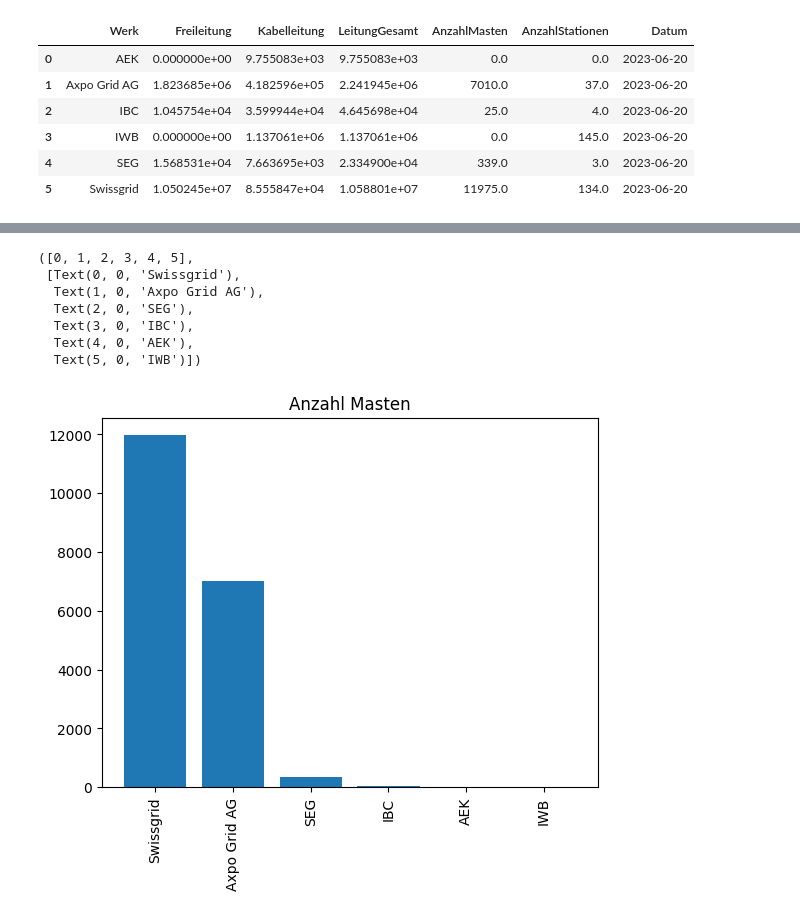
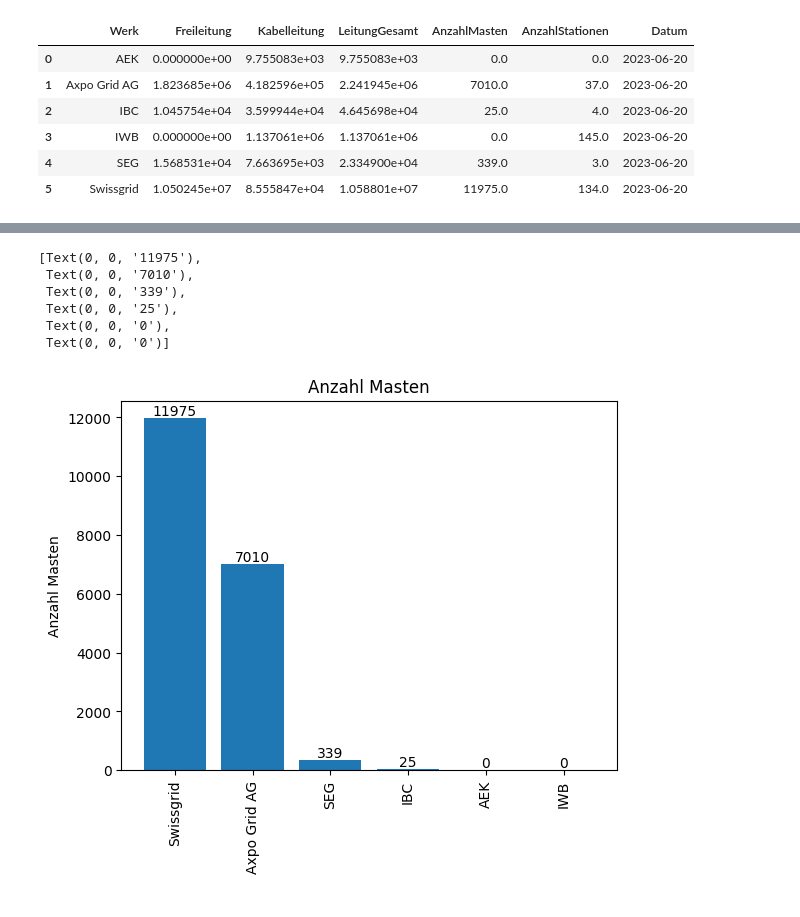
Before and after one commit to SFOE/KeyFiguresElectricalInstallations, a Jupyter notebook: KeyFiguresElectricalInstallations36kV.ipynb, the cells around one changed output, grey strips where cells are left out. Cells and saved outputs as stored; diff of their text form; code cells hidden in the pictures.

```diff
--- a/KeyFiguresElectricalInstallations36kV.ipynb
+++ b/KeyFiguresElectricalInstallations36kV.ipynb
@@ -175,7 +179,7 @@ df
 # %%
-df_all = df.pivot(index="Datum", columns=["Werk"], values=['AnzahlMasten'])
+df_all = df.pivot(df,index="Datum", columns=["Werk"], values=['AnzahlMasten'])
 dfTest = df_all.melt(ignore_index=False).reset_index()
 dfTest = dfTest.sort_values('value',ascending=False)
-
+dfTest
 #dfm = df.melt(ignore_index=False).reset_index()
 #dfTest.plot(figsize=(15,10))
@@ -182,14 +194,20 @@ dfTest = dfTest.sort_values('value',ascending=False)
 # %%
 fig, ax = plt.subplots()
 ax.bar(dfTest['Werk'], dfTest['value'])
 ax.set_title('Anzahl Masten')
 plt.xticks(rotation = 90)
+plt.ylabel("Anzahl Masten")
+
+#addlabels(dfTest['Werk'], dfTest['value'])
+#ax.set_xticklabels(dfTest['value'])
+ax.bar_label(ax.containers[0], label_type='edge')
+
+#plt.savefig('AnzahlMasten.png',bbox_inches='tight')
 # %% [output]
-([0, 1, 2, 3, 4, 5],
- [Text(0, 0, 'Swissgrid'),
-  Text(1, 0, 'Axpo Grid AG'),
-  Text(2, 0, 'SEG'),
-  Text(3, 0, 'IBC'),
-  Text(4, 0, 'AEK'),
-  Text(5, 0, 'IWB')])
+[Text(0, 0, '11975'),
+ Text(0, 0, '7010'),
+ Text(0, 0, '339'),
+ Text(0, 0, '25'),
+ Text(0, 0, '0'),
+ Text(0, 0, '0')]
-[figure, old version]
+[figure, new version]
```
Also changed, not shown: parts of 4 cells of this notebook.
